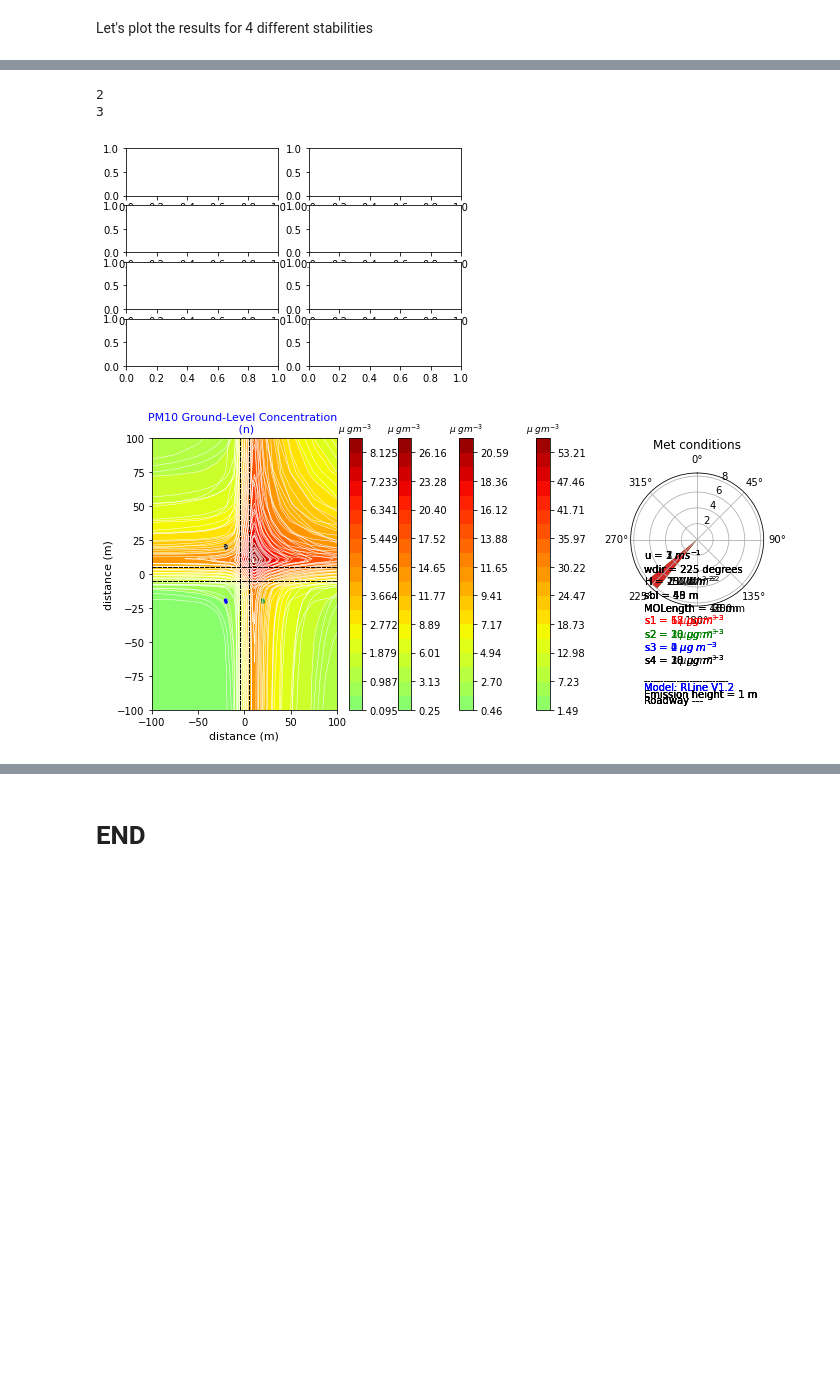
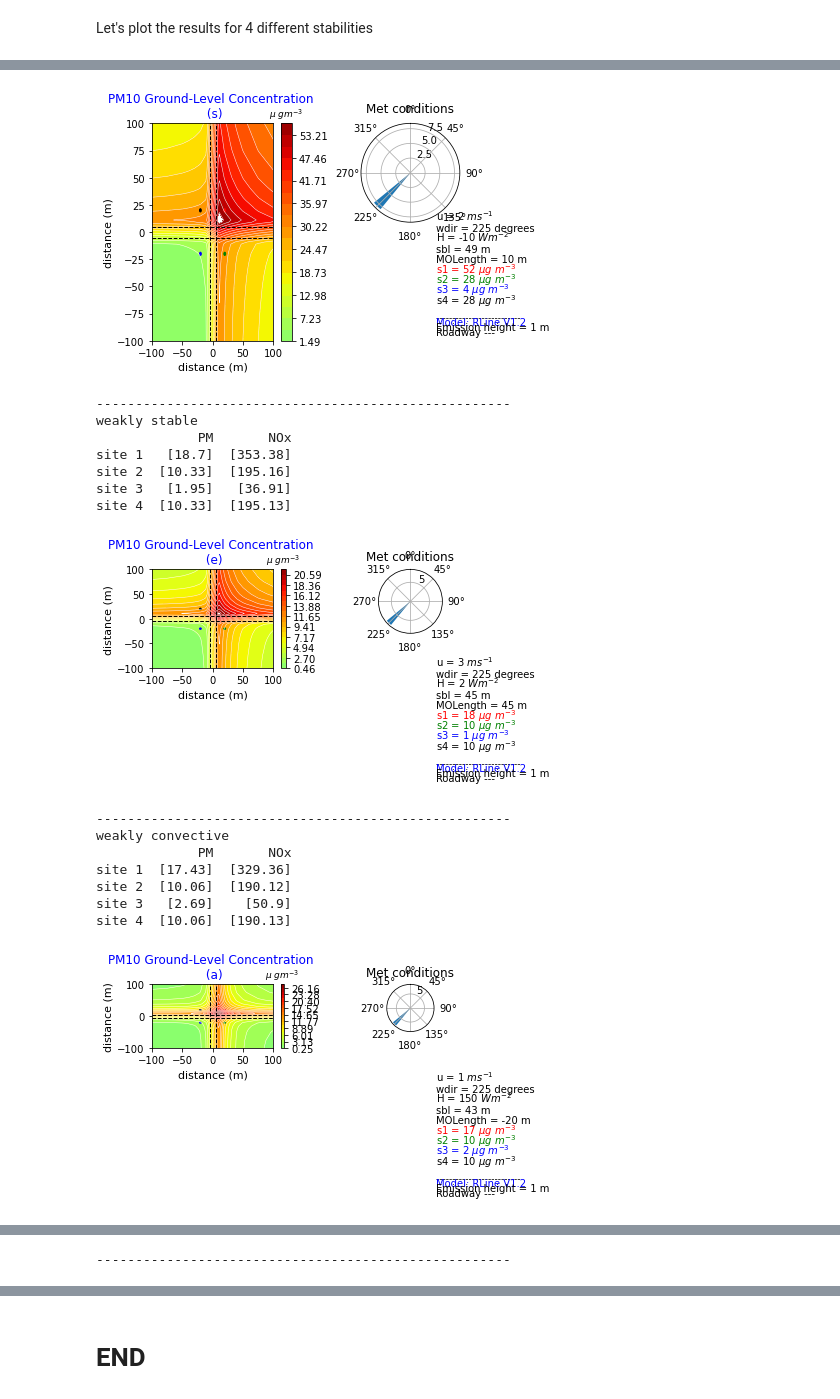
Before and after one commit to edinumet/rline, a Jupyter notebook: rline_eft.ipynb, the cells around one changed output, grey strips where cells are left out. Cells and saved outputs as stored; diff of their text form; code cells hidden in the pictures; blank space fills up the shorter version.

```diff
--- a/rline_eft.ipynb
+++ b/rline_eft.ipynb
@@ -322,16 +320,12 @@ Run complete - goto next cell
 # %% [markdown]
 Let's plot the results for 4 different stabilities
 # %%
-nrows = 4
-fig, axes = plt.subplots(nrows, 2)
-fig_size = (10, 5)
-f = plt.figure(figsize=fig_size)
 sites = []
 max = min = 0
 gs = gridspec.GridSpec(4, 4)
 gs.update(left=0.10, right=0.95, hspace=0.05)
 hourly_stab = ['stable','weakly stable','weakly convective','convective']
-
+sitenames = ['site 1','site 2','site 3','site 4']
 infilename = 'Output_Example_Numerical.csv'
 infilename2 = 'Met_Example.csv'
 # use Pandas to read in concentration data
@@ -359,15 +353,13 @@ i=0
 # extract the x, y, z-values to 1-D arrays for plotting
 xx = dfc_1['X-Coordinate'].to_numpy()
 yy = dfc_1['Y-Coordinate'].to_numpy()
-print(hwpme)
-print(hwnxe)
+siteinfo = pd.DataFrame(sitenames)
 
 for dfhn in hourlist:
     dfh = pd.DataFrame(dfhn)
-    #print(dfh)
-    print(i)
     hour=i
     stab=hourly_stab[i]
+    print(stab)
     # Particulate matter
     zzp = (dfh['C_G1']*hwpme+dfh['C_G2']*hwpme).to_numpy()
     # NOx
@@ -381,19 +373,29 @@ for dfhn in hourlist:
     dfs2 = dfh[((dfh['X-Coordinate'] == 20.000) & (dfh['Y-Coordinate'] == -20.000))]
     dfs3 = dfh[((dfh['X-Coordinate'] == -20.000) & (dfh['Y-Coordinate'] == -20.000))]
     dfs4 = dfh[((dfh['X-Coordinate'] == -20.000) & (dfh['Y-Coordinate'] == 20.000))]
+    # Get the concentration values at the 4 receptor sites
+    # Particulates first
+    s1zp = dfs1.iloc[0]['C_G1']*hwpme+dfs1.iloc[0]['C_G2']*hwpme
+    s2zp = dfs2.iloc[0]['C_G1']*hwpme+dfs2.iloc[0]['C_G2']*hwpme
+    s3zp = dfs3.iloc[0]['C_G1']*hwpme+dfs3.iloc[0]['C_G2']*hwpme
+    s4zp = dfs4.iloc[0]['C_G1']*hwpme+dfs4.iloc[0]['C_G2']*hwpme
+    # Next NOx
+    s1zn = dfs1.iloc[0]['C_G1']*hwnxe+dfs1.iloc[0]['C_G2']*hwnxe
+    s2zn = dfs2.iloc[0]['C_G1']*hwnxe+dfs2.iloc[0]['C_G2']*hwnxe
+    s3zn = dfs3.iloc[0]['C_G1']*hwnxe+dfs3.iloc[0]['C_G2']*hwnxe
+    s4zn = dfs4.iloc[0]['C_G1']*hwnxe+dfs4.iloc[0]['C_G2']*hwnxe
 
-    s1z = dfs1.iloc[0]['C_G1']*hwpme+dfs1.iloc[0]['C_G2']*hwpme
-    s2z = dfs2.iloc[0]['C_G1']*hwpme+dfs2.iloc[0]['C_G2']*hwpme
-    s3z = dfs3.iloc[0]['C_G1']*hwpme+dfs3.iloc[0]['C_G2']*hwpme
-    s4z = dfs4.iloc[0]['C_G1']*hwpme+dfs4.iloc[0]['C_G2']*hwpme
-
-    sites = [s1z, s2z, s3z, s4z]
+    sitesp = [s1zp, s2zp, s3zp, s4zp]
+    sitesn = [s1zn, s2zn, s3zn, s4zn]
+    # Put the Conc data into a Pandas DataFrame so you can display it
+    siteinfo = pd.DataFrame(index=sitenames)
+    siteinfo['PM']  = sitesp
+    siteinfo['NOx']  = sitesn
+    siteinfo['PM'] = pd.Series([np.round(val, 2) for val in siteinfo['PM']], index = siteinfo.index)
+    siteinfo['NOx'] = pd.Series([np.round(val, 2) for val in siteinfo['NOx']], index = siteinfo.index)
+    print(siteinfo)
     # pass to plotting routine
-    fig1 = pls.pls(gs, xx, yy, zzp, hour, min, max, methourlist[i], sites, stab,fig=f)
-    #fig1 = pls.pls(gs, xx, yy, zzp, 1, min, max, hourly_stab,fig=f)
-    #fig2 = plm.plm(gs, methourlist[i], sites,fig=f)
-    #plt.plt(fig1)
-    #plt.plt(fig2)
+    pls.pls(gs, xx, yy, zzp, hour, min, max, methourlist[i], sitesp, stab)
     i=i+1
-    #plt.clf()
+    print('-----------------------------------------------------')
 # %% [output]
@@ -404,4 +408,17 @@ for dfhn in hourlist:
+[figure, new version]
-2
-3
+-----------------------------------------------------
+weakly stable
+             PM       NOx
+site 1   [18.7]  [353.38]
+site 2  [10.33]  [195.16]
+site 3   [1.95]   [36.91]
+site 4  [10.33]  [195.13]
-[figure, old version]
-[figure, old version]
+[figure, new version]
+-----------------------------------------------------
+weakly convective
+             PM       NOx
+site 1  [17.43]  [329.36]
+site 2  [10.06]  [190.12]
+site 3   [2.69]    [50.9]
+site 4  [10.06]  [190.13]
+[figure, added]
@@ -408,3 +433,4 @@ for dfhn in hourlist:
+-----------------------------------------------------
 # %% [markdown]
 <img style="float: center;" src="images/urban_rural_scape.png" alt="urban" width="1100px"/>
 # %% [markdown]
```
Also changed, not shown: parts of 4 cells of this notebook, 1 other file.
